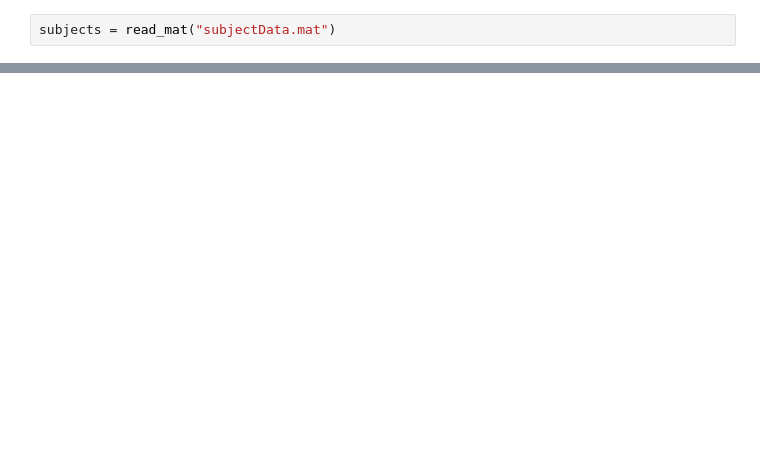
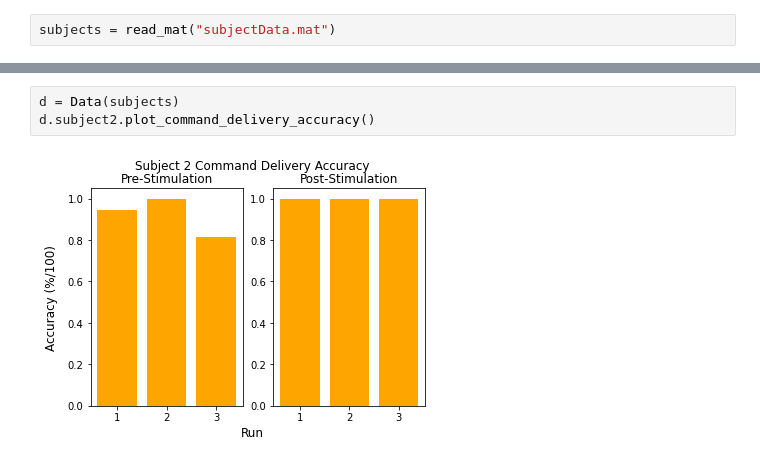
Before and after one commit to coreykarnei/Neural_Final_project, a Jupyter notebook: neural_final_notebook.ipynb, the cells around one changed output, grey strips where cells are left out. Cells and saved outputs as stored; diff of their text form; blank space fills up the shorter version.

```diff
--- a/neural_final_notebook.ipynb
+++ b/neural_final_notebook.ipynb
@@ -97,0 +149,5 @@ Post-Stimulation:
+# %%
+d = Data(subjects)
+d.subject2.plot_command_delivery_accuracy()
+# %% [output]
+[figure, added]
```
Also changed, not shown: parts of 6 cells of this notebook.
